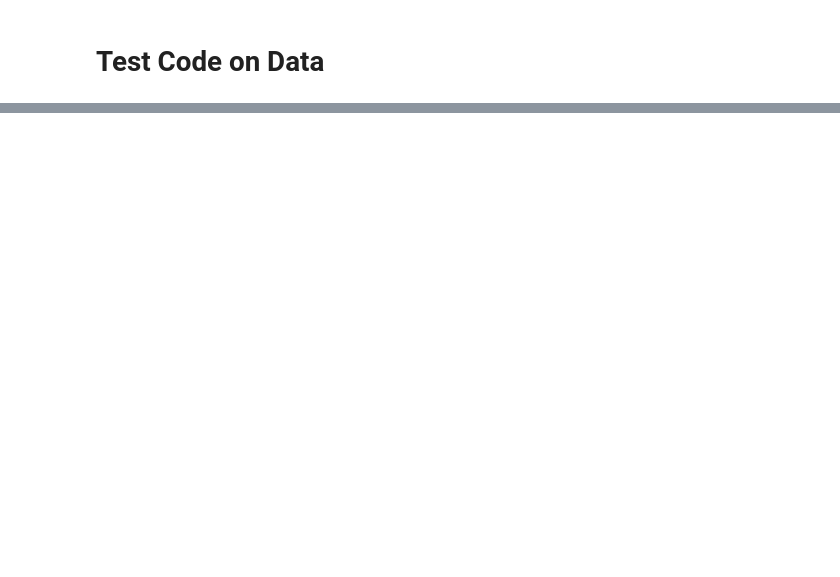
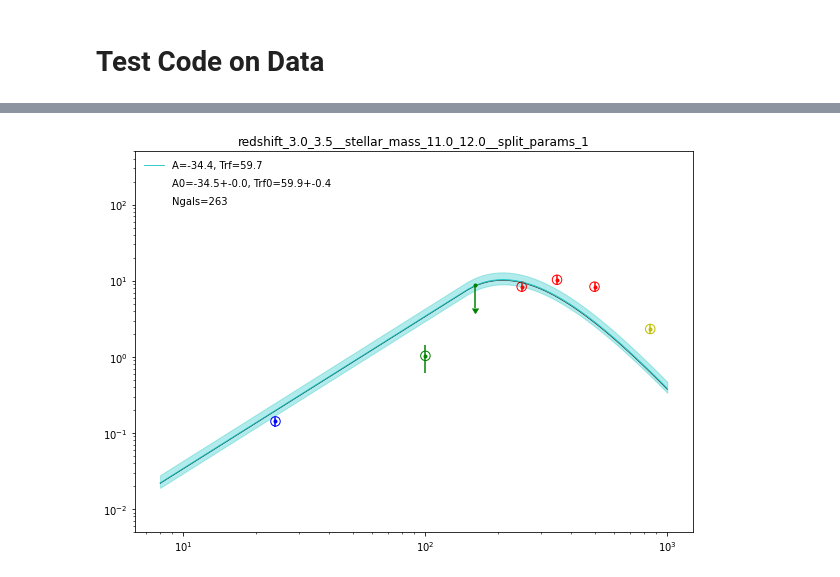
Before and after one commit to marcoviero/simstack3, a Jupyter notebook: notebooks/upper_limit_survival_function.ipynb, the cells around one changed output, grey strips where cells are left out. Saved outputs shown, nothing was run; the diff lists cells and outputs as text; code cells hidden in the pictures; blank space fills up the shorter version.

```diff
--- a/notebooks/upper_limit_survival_function.ipynb
+++ b/notebooks/upper_limit_survival_function.ipynb
@@ -582,0 +465,4 @@ plot_test_mcmc_seds(simstack_object, sed_results_dict, test_flat_samples, test_t
+# %%
+plot_test_mcmc_seds(simstack_object, sed_results_dict, test_flat_samples, test_theta0, id_label_in)
+# %% [output]
+[figure, added]
```
Also changed, not shown: parts of 30 cells of this notebook, 2 other files.
